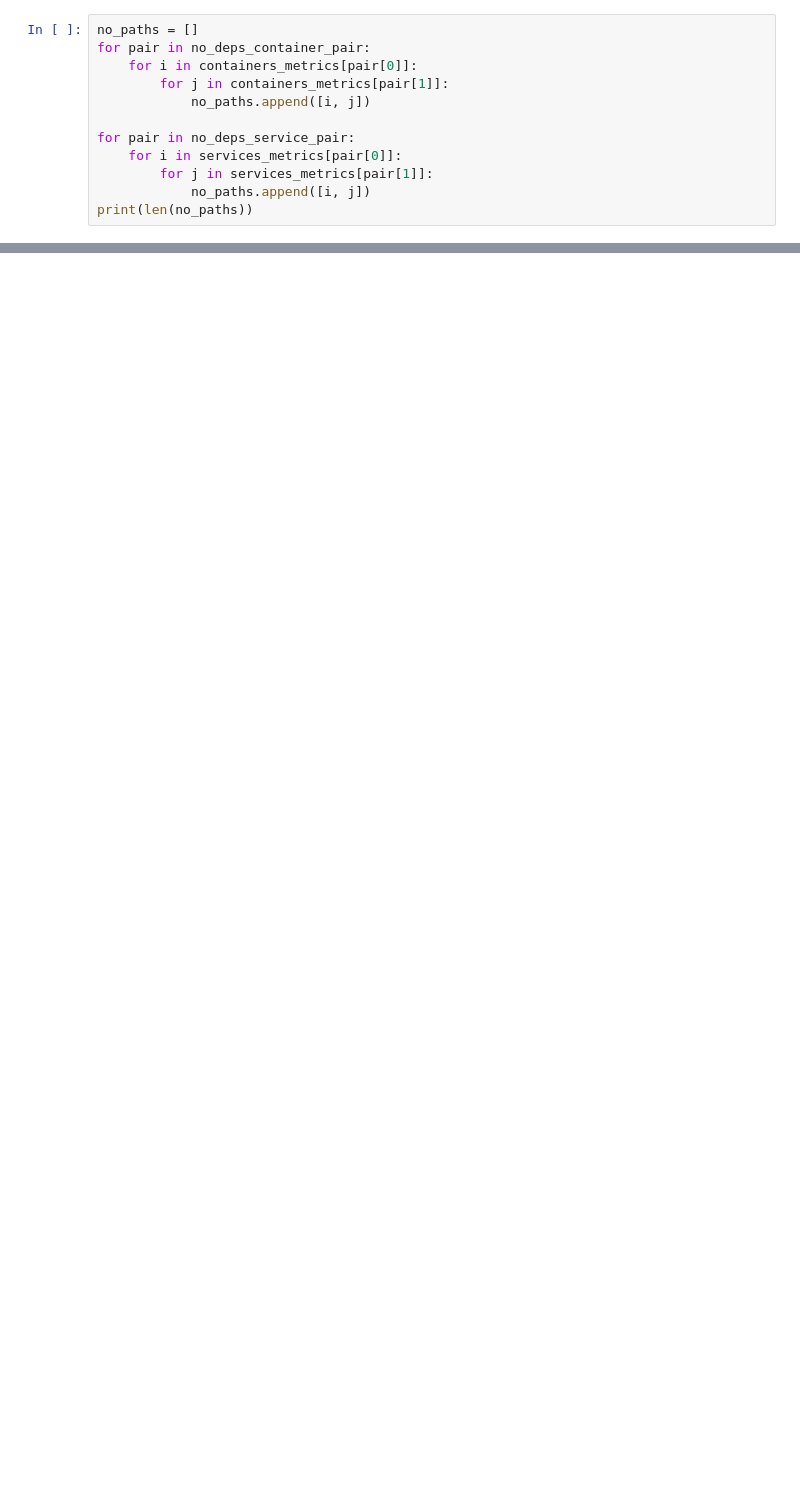
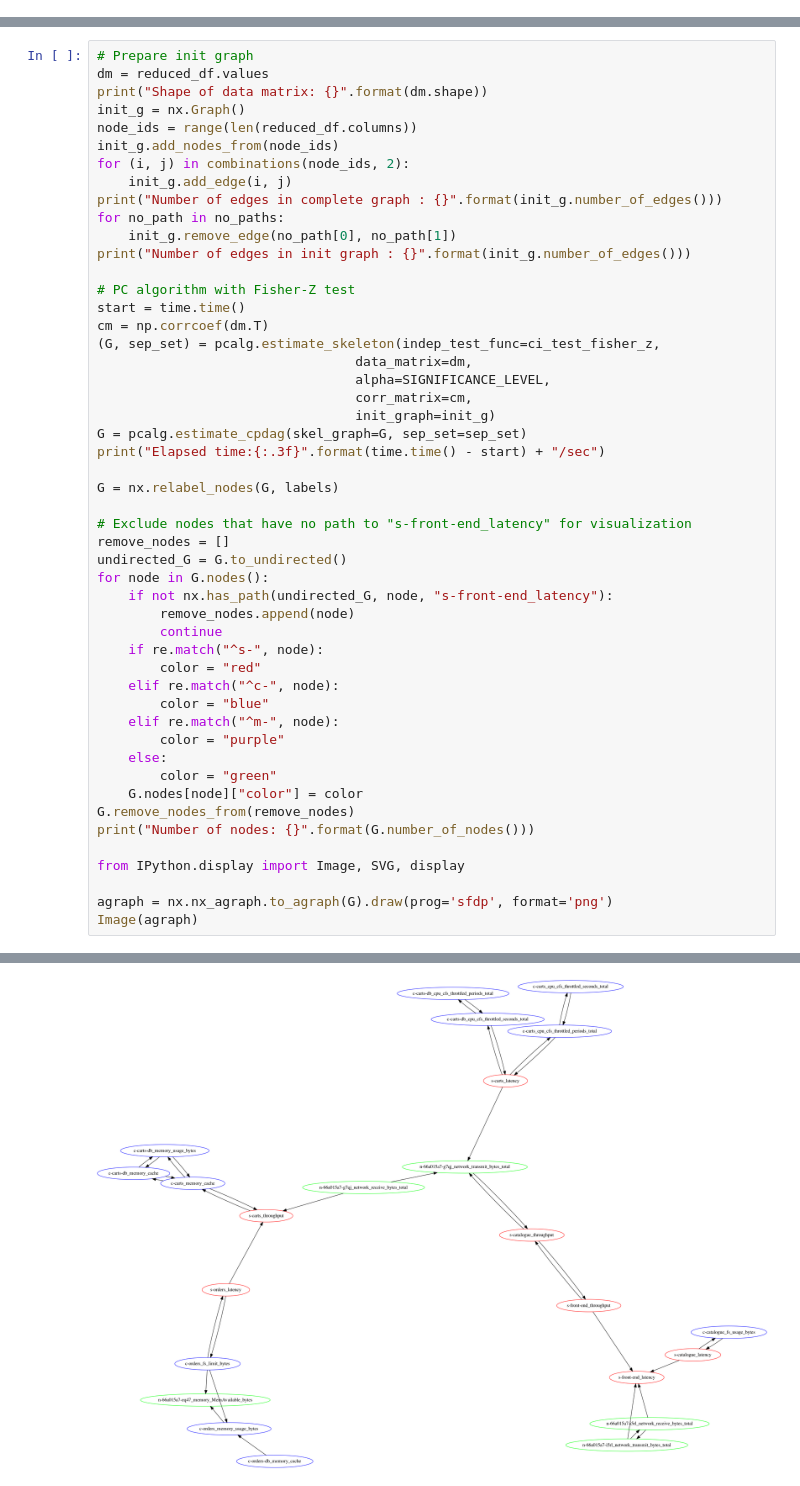
Before and after one commit to microservices-demo/microservices-demo, a Jupyter notebook: causal-discovery/pc-algorithm.ipynb, the cells around one changed output, grey strips where cells are left out. Saved outputs shown, nothing was run; the diff lists cells and outputs as text; blank space fills up the shorter version.

```diff
--- a/causal-discovery/pc-algorithm.ipynb
+++ b/causal-discovery/pc-algorithm.ipynb
@@ -284,12 +0,0 @@ No dependence service pairs: 14
-# %%
-no_paths = []
-for pair in no_deps_container_pair:
-    for i in containers_metrics[pair[0]]:
-        for j in containers_metrics[pair[1]]:
-            no_paths.append([i, j])
-
-for pair in no_deps_service_pair:
-    for i in services_metrics[pair[0]]:
-        for j in services_metrics[pair[1]]:
-            no_paths.append([i, j])
-print(len(no_paths))
@@ -364,0 +323,51 @@ Number of nodes: 85
+# %%
+# Prepare init graph
+dm = reduced_df.values
+print("Shape of data matrix: {}".format(dm.shape))
+init_g = nx.Graph()
+node_ids = range(len(reduced_df.columns))
+init_g.add_nodes_from(node_ids)
+for (i, j) in combinations(node_ids, 2):
+    init_g.add_edge(i, j)
+print("Number of edges in complete graph : {}".format(init_g.number_of_edges()))
+for no_path in no_paths:
+    init_g.remove_edge(no_path[0], no_path[1])
+print("Number of edges in init graph : {}".format(init_g.number_of_edges()))
+
+# PC algorithm with Fisher-Z test
+start = time.time()
+cm = np.corrcoef(dm.T)
+(G, sep_set) = pcalg.estimate_skeleton(indep_test_func=ci_test_fisher_z,
+                                 data_matrix=dm,
+                                 alpha=SIGNIFICANCE_LEVEL,
+                                 corr_matrix=cm,
+                                 init_graph=init_g)
+G = pcalg.estimate_cpdag(skel_graph=G, sep_set=sep_set)
+print("Elapsed time:{:.3f}".format(time.time() - start) + "/sec")
+
+G = nx.relabel_nodes(G, labels)
+
+# Exclude nodes that have no path to "s-front-end_latency" for visualization
+remove_nodes = []
+undirected_G = G.to_undirected()
+for node in G.nodes():
+    if not nx.has_path(undirected_G, node, "s-front-end_latency"):
+        remove_nodes.append(node)
+        continue
+    if re.match("^s-", node):
+        color = "red"
+    elif re.match("^c-", node):
+        color = "blue"
+    elif re.match("^m-", node):
+        color = "purple"
+    else:
+        color = "green"
+    G.nodes[node]["color"] = color
+G.remove_nodes_from(remove_nodes)
+print("Number of nodes: {}".format(G.number_of_nodes()))
+
+from IPython.display import Image, SVG, display
+
+agraph = nx.nx_agraph.to_agraph(G).draw(prog='sfdp', format='png')
+Image(agraph)
+# %% [output]
@@ -364,0 +379 @@ Number of nodes: 85
+[figure, added]
```
Also changed, not shown: parts of 41 cells of this notebook, 2 other files.
